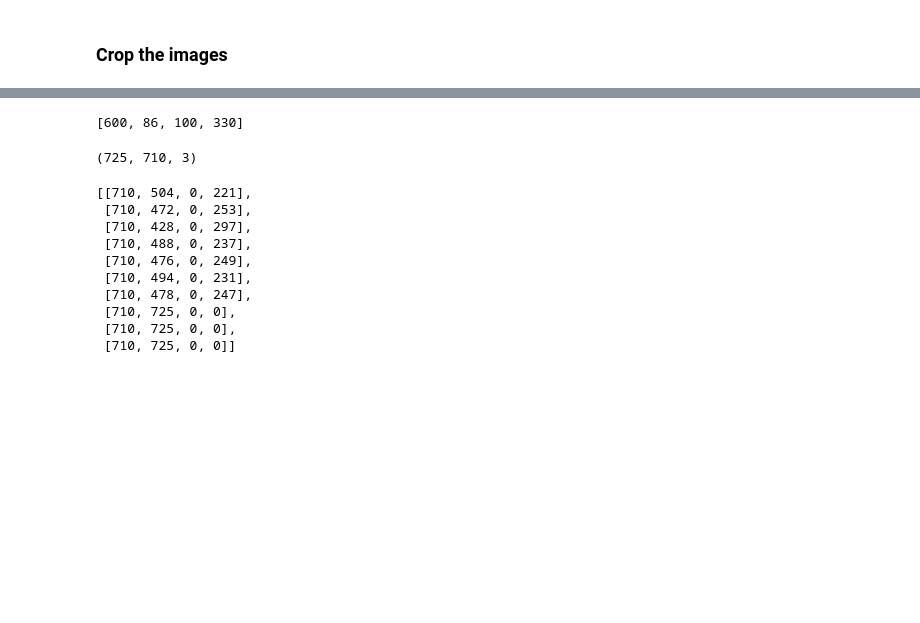
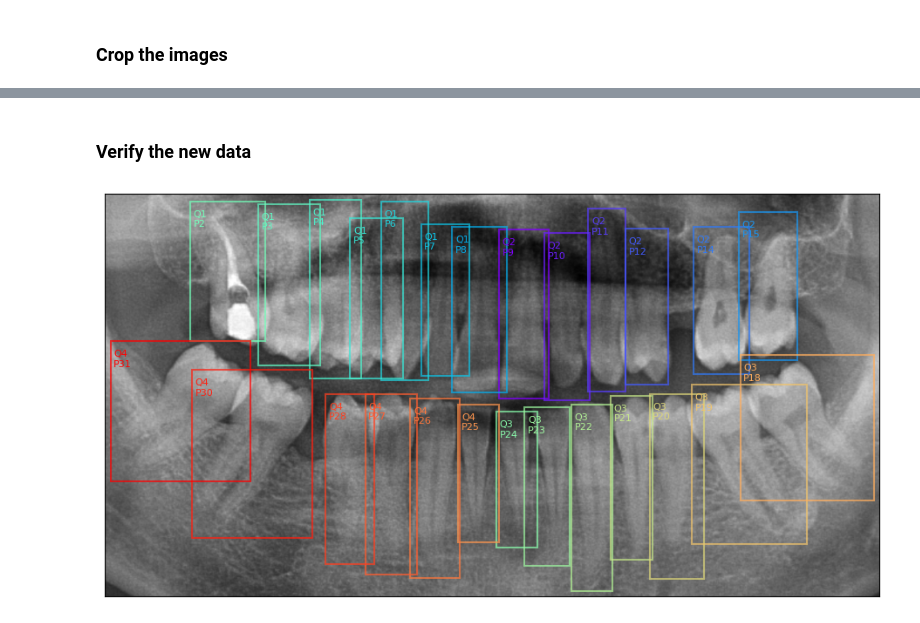
Before and after one commit to awerdich/computervision, a Jupyter notebook: notebooks/detection/03_datasets.ipynb, the cells around one changed output, grey strips where cells are left out. Saved outputs shown, nothing was run; the diff lists cells and outputs as text; code cells hidden in the pictures; blank space fills up the shorter version.

```diff
--- a/notebooks/detection/03_datasets.ipynb
+++ b/notebooks/detection/03_datasets.ipynb
@@ -83,7 +81,7 @@ display(df.head())
 We will crop the images so that they contain the bounding boxes for the selected quadrants
 # %%
 # Function to plot an image with the bounding boxes
-def plot_boxes(image, box_list, ax, label_list=None, color=None):
+def plot_boxes(image, box_list, ax, label_list=None, color=None, cmap=None):
     offset_xy = (10, 80)
     # Take a ratio that looks good
     offset = (image.shape[1]*offset_xy[0]/2500,
@@ -94,7 +92,7 @@ def plot_boxes(image, box_list, ax, label_list=None, color=None):
     else:
         color_list = [color]*len(box_list)
     ax.set(xticks=[], yticks=[])
-    ax.imshow(image)
+    ax.imshow(image, cmap=cmap)
     # Loop over the bounding boxes
     for b, box in enumerate(box_list):
         rect = Rectangle(xy=(box[0], box[1]),
@@ -110,13 +108,13 @@ def plot_boxes(image, box_list, ax, label_list=None, color=None):
     return ax
 
 # Function to plot segmentations
-def plot_segmentations(image, segmentation_list, ax, label_list=None, color=None):
+def plot_segmentations(image, segmentation_list, ax, label_list=None, color=None, cmap=None):
     if color is None:
         # If no color is provided, use a different color for each polygon
         color_list = list(plt.cm.rainbow(np.linspace(0, 1, len(segmentation_list))))
     else:
         color_list = [color]*len(segmentation_list)
-    ax.imshow(image)
+    ax.imshow(image, cmap=cmap)
     for s, seg in enumerate(segmentation_list):
         anchor = (min(seg[:, 0]), min(seg[:, 1]))
         contour = Polygon(xy=seg,
@@ -131,7 +129,7 @@ def plot_segmentations(image, segmentation_list, ax, label_list=None, color=None
     return ax
 
 # Create a function to build (x, y) tuples from segmentation lists
-# The output of this function is an N x 2 array with coordinates
+# The output of this function is an N x 2 array with polygon coordinates
 def segmentation_edges(segmentation: list) -> np.ndarray:
     output = None
     try:
@@ -193,0 +183,8 @@ display(df.head())
+# %%
+# Quadrants to include in the cropped image
+quadrant_list = [1, 2, 3, 4]
+quadrant_str = ''.join(str(q) for q in quadrant_list)
+
+# List of files
+file_list = sorted(list(df['file_name'].unique()))
+print(len(file_list))
@@ -255,22 +277,36 @@ print(bx)
-# %%
-[clipxywh(bx, xlim=xlim_cropped, ylim=ylim_cropped, decimals=0)
-# %% [output]
-[600, 86, 100, 330]
-# %%
-im_cropped.shape
-# %% [output]
-(725, 710, 3)
-# %%
-box_list_cropped = [clipxywh(bx, xlim=xlim_cropped, ylim=ylim_cropped, decimals=0) for bx in box_list]
-box_list_cropped
-# %% [output]
-[[710, 504, 0, 221],
- [710, 472, 0, 253],
- [710, 428, 0, 297],
- [710, 488, 0, 237],
- [710, 476, 0, 249],
- [710, 494, 0, 231],
- [710, 478, 0, 247],
- [710, 725, 0, 0],
- [710, 725, 0, 0],
- [710, 725, 0, 0]]
+# %% [markdown]
+### Verify the new data ###
+# %%
+# Load the data frame with the new annotations
+df_cropped = pd.read_parquet(parquet_file_cropped)
+
+# Check the data
+rng = np.random.default_rng()
+file_name = rng.choice(a=df_cropped['file_name'].unique(), size=1)[0]
+file = os.path.join(output_dir, file_name)
+im_cropped = ImageData().load_image(file)
+
+df_cropped_file = df_cropped.loc[df_cropped['file_name'] == file_name]
+
+# Get the bounding boxes and positions
+box_list = [list(box) for box in df_cropped_file['bbox'].tolist()]
+ada_list = df_cropped_file['ada'].tolist()
+quad_list = df_cropped_file['quadrant'].tolist()
+label_list = [f'Q{quad_list[b]}\nP{ada_list[b]}' for b in range(len(box_list))]
+
+# Segmentations
+segmentations = df_cropped_file['segmentation'].tolist()
+# We need to convert this into a list of N x 2 arrays
+points = [segmentation_edges(list(seg[0])) for seg in segmentations]
+
+# Create the figure
+fig, ax = plt.subplots(figsize=(12, 6))
+ax = plot_boxes(image=im_cropped, ax=ax, box_list=box_list, label_list=label_list, color=None, cmap='grey')
+# ax = plot_segmentations(image=im_cropped, segmentation_list=points, ax=ax, cmap='grey')
+# Save the overlay figure
+overlay_figure_name = f'{os.path.splitext(file_name)[0]}_cropped_{quadrant_str}_boxes.png'
+overlay_file = os.path.join(data_dir, overlay_figure_name)
+plt.savefig(overlay_file, bbox_inches='tight')
+plt.show()
+# %% [output]
+[figure, added]
```
Also changed, not shown: parts of 5 cells of this notebook.
